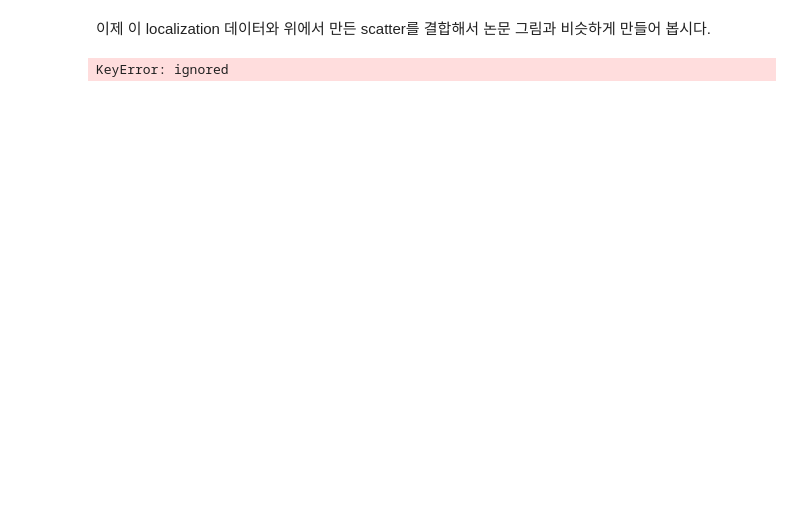
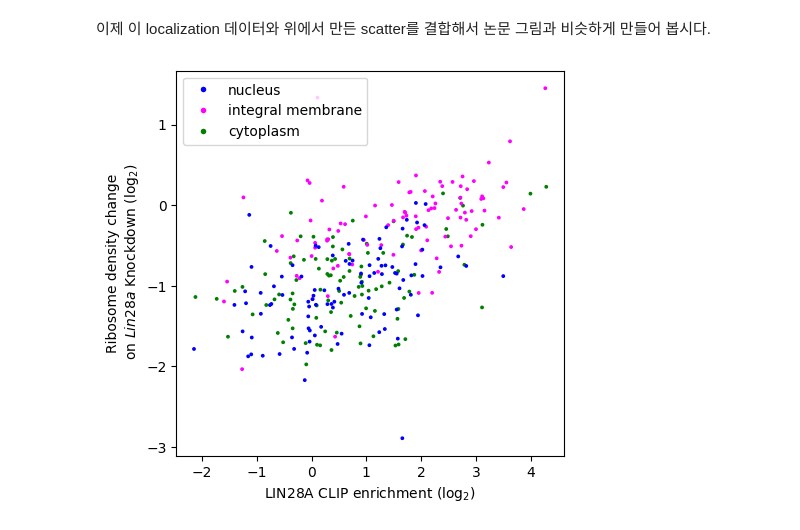
Before and after one commit to JungseoChoi/CJSbioinformatics, a Jupyter notebook: CoLab_TermProj_2023_1.ipynb, the cells around one changed output. Cells and saved outputs as stored; diff of their text form; code cells hidden in the pictures; blank space fills up the shorter version.

```diff
--- a/CoLab_TermProj_2023_1.ipynb
+++ b/CoLab_TermProj_2023_1.ipynb
@@ -356,41 +351,31 @@ merged[['gene_id', 'type', 'Gene names', 'clip_enrichment', 'rden_change']]
 # %%
 import numpy as np
 import pandas as pd
 from matplotlib import pyplot as plt
 
-# clip_enrichment와 rden_change 계산
-cnts['clip_enrichment'] = cnts['CLIP-35L33G.bam'] / cnts['RNA-control.bam']
-cnts['rden_change'] = (cnts['RPF-siLin28a.bam'] / cnts['RNA-siLin28a.bam']) / (cnts['RPF-siLuc.bam'] / cnts['RNA-siLuc.bam'])
+# merged 생성
+merged = pd.merge(filtered_data, mouselocal, on='gene_id')
 
-# 최소 10 이상의 read count를 가진 행들만 선택
-filtered_data = cnts[(cnts['CLIP-35L33G.bam'] >= 10) &
-                     (cnts['RNA-control.bam'] >= 10) &
-                     (cnts['RPF-siLin28a.bam'] >= 10) &
-                     (cnts['RNA-siLin28a.bam'] >= 10) &
-                     (cnts['RPF-siLuc.bam'] >= 10) &
-                     (cnts['RNA-siLuc.bam'] >= 10)]
+# type에 따라 다른 색깔로 점 표시
+type_colors = {'nucleus': 'blue', 'integral membrane': 'magenta', 'cytoplasm': 'green'}
+colors = [type_colors[t] for t in merged['type']]
 
-# 지정된 type 값만 필터링
-valid_types = ['integral membrane', 'nucleus', 'cytoplasm']
-filtered_data = filtered_data[filtered_data['type'].isin(valid_types)]
+# merged에서 100개씩 무작위로 추출
+sample_data = merged.groupby('type').apply(lambda x: x.sample(n=100, random_state=40))
 
+# 그래프 그리기
 fig, ax = plt.subplots(1, 1, figsize=(5, 5))
-
-# cmap을 사용하여 "type"에 따라 다른 색깔로 점 표시
-cmap = {'integral membrane': 'red', 'nucleus': 'blue', 'cytoplasm': 'green'}
-scatter = ax.scatter(np.log2(filtered_data['clip_enrichment']),
-                     np.log2(filtered_data['rden_change']), s=3,
-                     c=filtered_data['type'].map(cmap), alpha=0.5)
+ax.scatter(np.log2(sample_data['clip_enrichment']),
+           np.log2(sample_data['rden_change']), s=3, c=sample_data['type'].map(type_colors))
 
 ax.set_ylabel("Ribosome density change\n on $\it{Lin28a}$ Knockdown (log$_{2}$)")
 ax.set_xlabel("LIN28A CLIP enrichment (log$_{2}$)")
 
-# 범례 추가
-legend_labels = list(cmap.keys())
-legend_handles = [plt.Line2D([0], [0], marker='o', color='w', markerfacecolor=color)
-                  for color in cmap.values()]
-ax.legend(legend_handles, legend_labels, loc='upper left')
+
+handles = [plt.Line2D([0], [0], marker='o', color='w', markerfacecolor=color, markersize=5) for color in type_colors.values()]
+labels = list(type_colors.keys())
+plt.legend(handles, labels, loc='upper left')
 
 plt.show()
 # %% [output]
-KeyError: ignored
+[figure, added]
```
Also changed, not shown: parts of 8 cells of this notebook.
